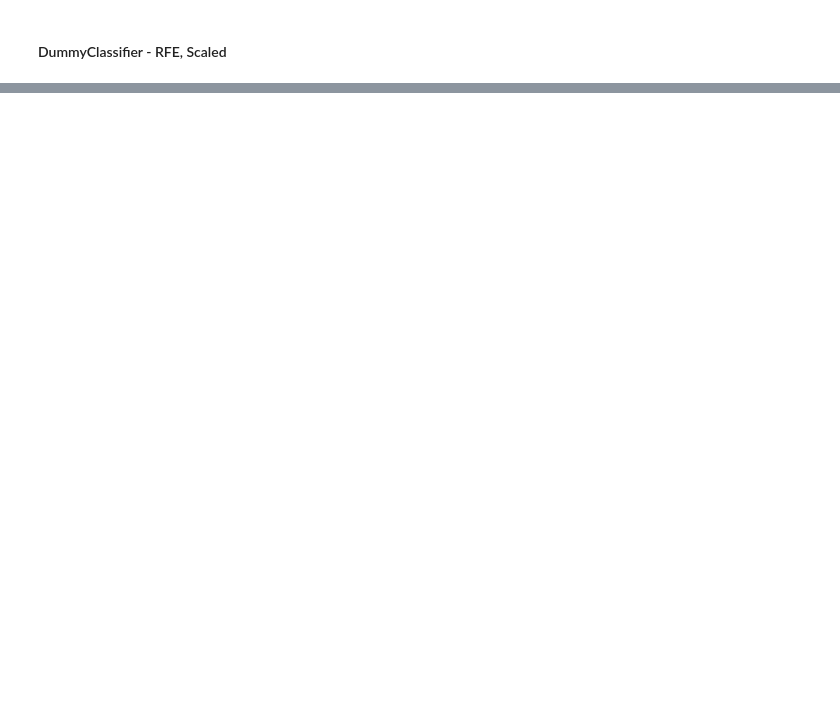
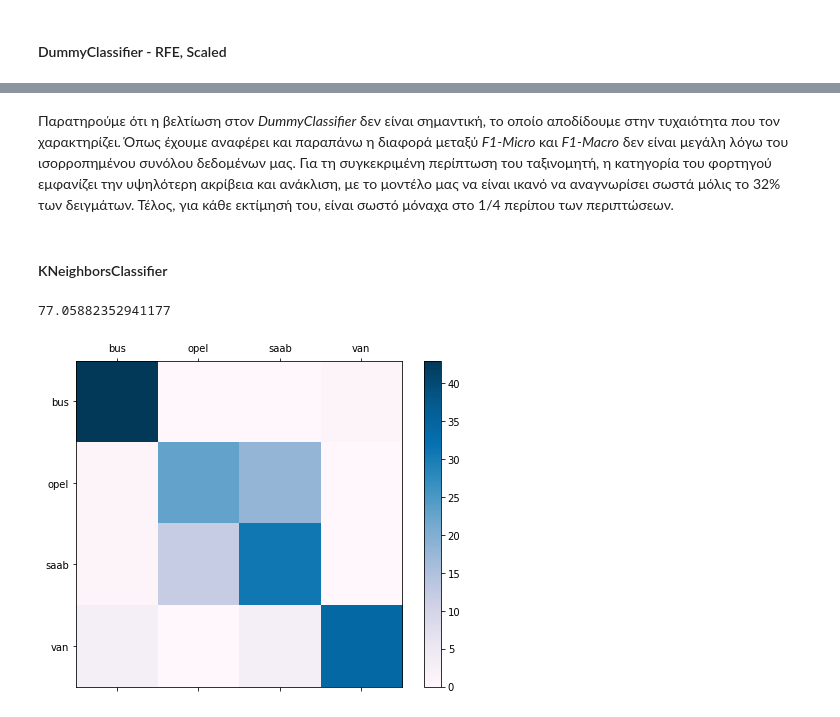
Before and after one commit to sonqo/ntua-ypsilon, a Jupyter notebook: 3_Neural_Networks_Intelligent_Systems/1_Classification/A11_S10.ipynb, the cells around one changed output, grey strips where cells are left out. Drawn from its saved outputs; the diff is of its cells as text; code cells hidden in the pictures; blank space fills up the shorter version.

```diff
--- a/3_Neural_Networks_Intelligent_Systems/1_Classification/A11_S10.ipynb
+++ b/3_Neural_Networks_Intelligent_Systems/1_Classification/A11_S10.ipynb
@@ -672,0 +1083,31 @@ knn_RFEselected_scaled_ica = max(result)
+# %% [markdown]
+Παρατηρούμε ότι η βελτίωση στον *DummyClassifier* δεν είναι σημαντική, το οποίο αποδίδουμε στην τυχαιότητα που τον χαρακτηρίζει. Όπως έχουμε αναφέρει και παραπάνω η διαφορά μεταξύ *F1-Micro* και *F1-Macro* δεν είναι μεγάλη λόγω του ισορροπημένου συνόλου δεδομένων μας. Για τη συγκεκριμένη περίπτωση του ταξινομητή, η κατηγορία του φορτηγού εμφανίζει την υψηλότερη ακρίβεια και ανάκλιση, με το μοντέλο μας να είναι ικανό να αναγνωρίσει σωστά μόλις το 32% των δειγμάτων. Τέλος, για κάθε εκτίμησή του, είναι σωστό μόναχα στο 1/4 περίπου των περιπτώσεων.
+# %% [markdown]
+#### KNeighborsClassifier
+# %%
+ica = FastICA(n_components=9)
+rfe_selector = RFE(estimator=LogisticRegression(), n_features_to_select=10, step=1)
+
+knn = KNeighborsClassifier(n_neighbors=1)
+
+knn.fit(cars_train_prepared, cars_train_labels)
+knn_final_predictions = knn.predict(cars_test_prepared)
+knn_final = accuracy_score(cars_test_labels, knn_final_predictions) * 100
+# %%
+knn_final
+# %% [output]
+77.05882352941177
+# %%
+matrix = confusion_matrix(cars_test_labels, knn_final_predictions)
+
+fig = plt.figure(figsize=(8,6))
+ax = fig.add_subplot(111)
+cax = ax.matshow(matrix, cmap=cm.get_cmap('PuBu'))
+fig.colorbar(cax)
+
+ax.set_xticklabels([''] + target_names)
+ax.set_yticklabels([''] + target_names)
+
+plt.show()
+# %% [output]
+[figure, added]
```
Also changed, not shown: parts of 95 cells of this notebook.
